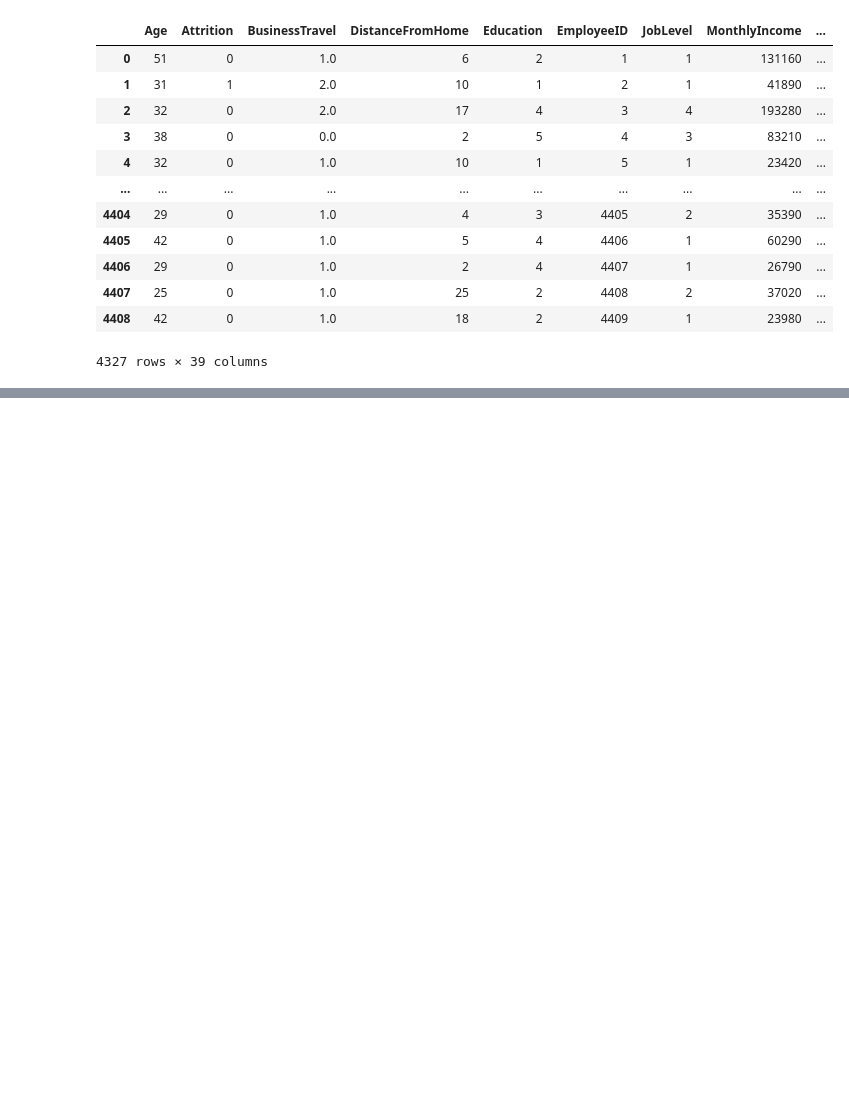
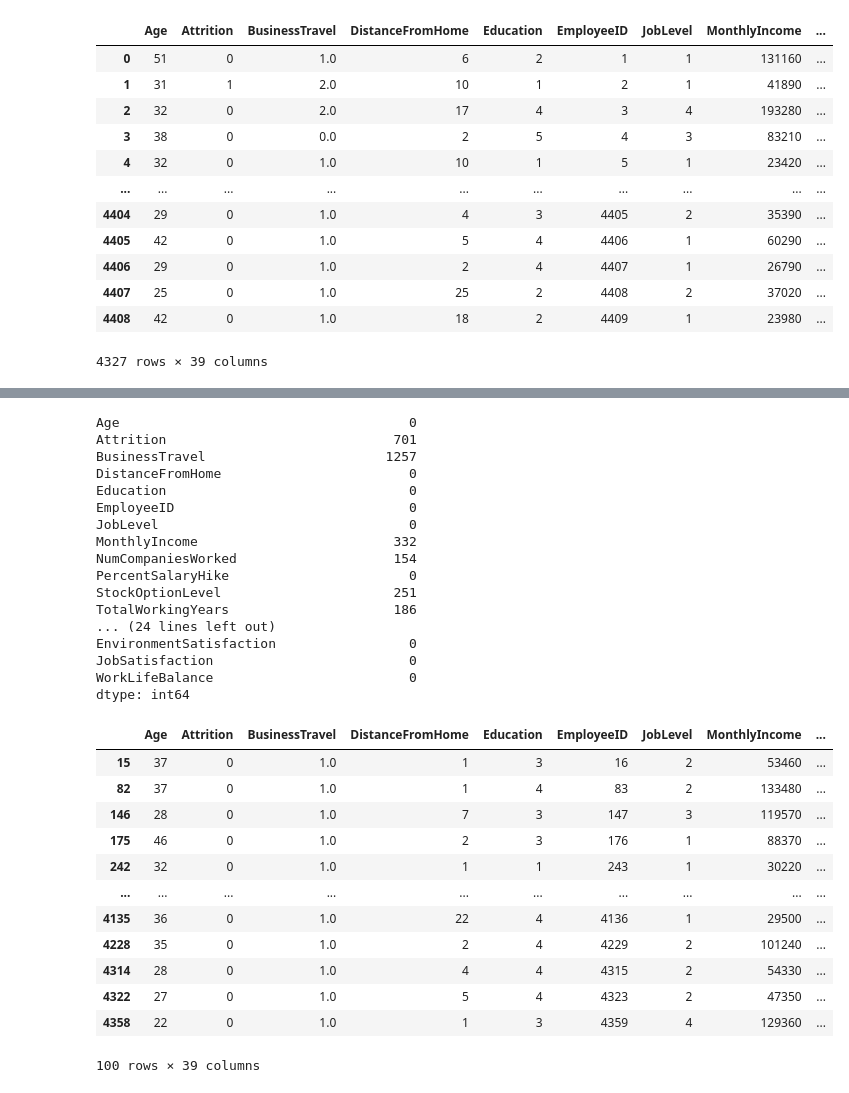
Before and after one commit to equisdel/INDIAI, a Jupyter notebook: SHIVA V2.ipynb, the cells around one changed output, grey strips where cells are left out. Saved outputs shown, nothing was run; the diff lists cells and outputs as text; code cells hidden in the pictures; blank space fills up the shorter version.

```diff
--- a/SHIVA V2.ipynb
+++ b/SHIVA V2.ipynb
@@ -892,0 +949,51 @@ Name: Attrition, dtype: float64
+# %%
+# Calculate the IQR for each numeric column
+Q1 = general_Msurvey_time_Esurvey_merged_clean.quantile(0.25)
+Q3 = general_Msurvey_time_Esurvey_merged_clean.quantile(0.75)
+IQR = Q3 - Q1
+
+# Define a threshold to identify outliers
+threshold = 1.5
+
+# Identify outliers
+outliers = ((general_Msurvey_time_Esurvey_merged_clean < (Q1 - threshold * IQR)) | (general_Msurvey_time_Esurvey_merged_clean > (Q3 + threshold * IQR)))
+
+# Print the number of outliers for each column
+print(outliers.sum())
+
+# Remove outliers from the dataset
+general_Msurvey_time_Esurvey_merged_cleaned_out = general_Msurvey_time_Esurvey_merged_clean[~outliers.any(axis=1)]
+
+# Display the cleaned dataset
+general_Msurvey_time_Esurvey_merged_cleaned_out
+# %% [output]
+Age                                     0
+Attrition                             701
+BusinessTravel                       1257
+DistanceFromHome                        0
+Education                               0
+EmployeeID                              0
+JobLevel                                0
+MonthlyIncome                         332
+NumCompaniesWorked                    154
+PercentSalaryHike                       0
+StockOptionLevel                      251
+TotalWorkingYears                     186
+... (24 lines left out)
+EnvironmentSatisfaction                 0
+JobSatisfaction                         0
+WorkLifeBalance                         0
+dtype: int64
+|  | Age | Attrition | BusinessTravel | DistanceFromHome | Education | EmployeeID | JobLevel | MonthlyIncome | ... |
+| 15 | 37 | 0 | 1.0 | 1 | 3 | 16 | 2 | 53460 | ... |
+| 82 | 37 | 0 | 1.0 | 1 | 4 | 83 | 2 | 133480 | ... |
+| 146 | 28 | 0 | 1.0 | 7 | 3 | 147 | 3 | 119570 | ... |
+| 175 | 46 | 0 | 1.0 | 2 | 3 | 176 | 1 | 88370 | ... |
+| 242 | 32 | 0 | 1.0 | 1 | 1 | 243 | 1 | 30220 | ... |
+| ... | ... | ... | ... | ... | ... | ... | ... | ... | ... |
+| 4135 | 36 | 0 | 1.0 | 22 | 4 | 4136 | 1 | 29500 | ... |
+| 4228 | 35 | 0 | 1.0 | 2 | 4 | 4229 | 2 | 101240 | ... |
+| 4314 | 28 | 0 | 1.0 | 4 | 4 | 4315 | 2 | 54330 | ... |
+| 4322 | 27 | 0 | 1.0 | 5 | 4 | 4323 | 2 | 47350 | ... |
+| 4358 | 22 | 0 | 1.0 | 1 | 3 | 4359 | 4 | 129360 | ... |
+100 rows × 39 columns
```
Also changed, not shown: parts of 18 cells of this notebook.
